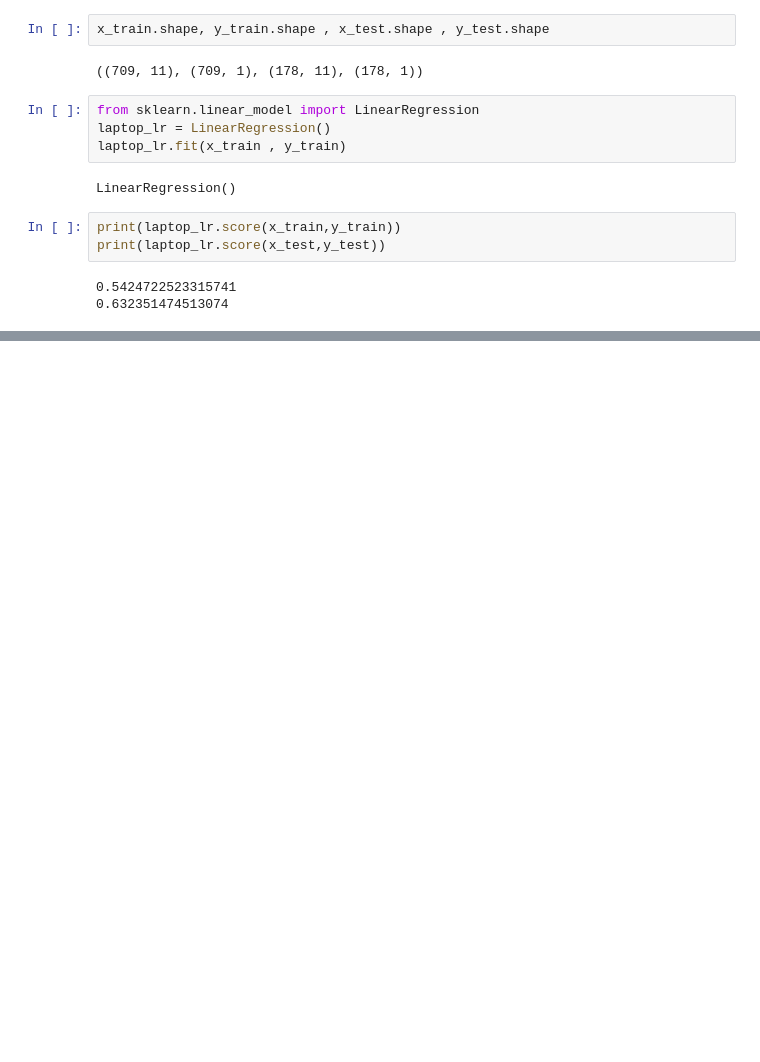
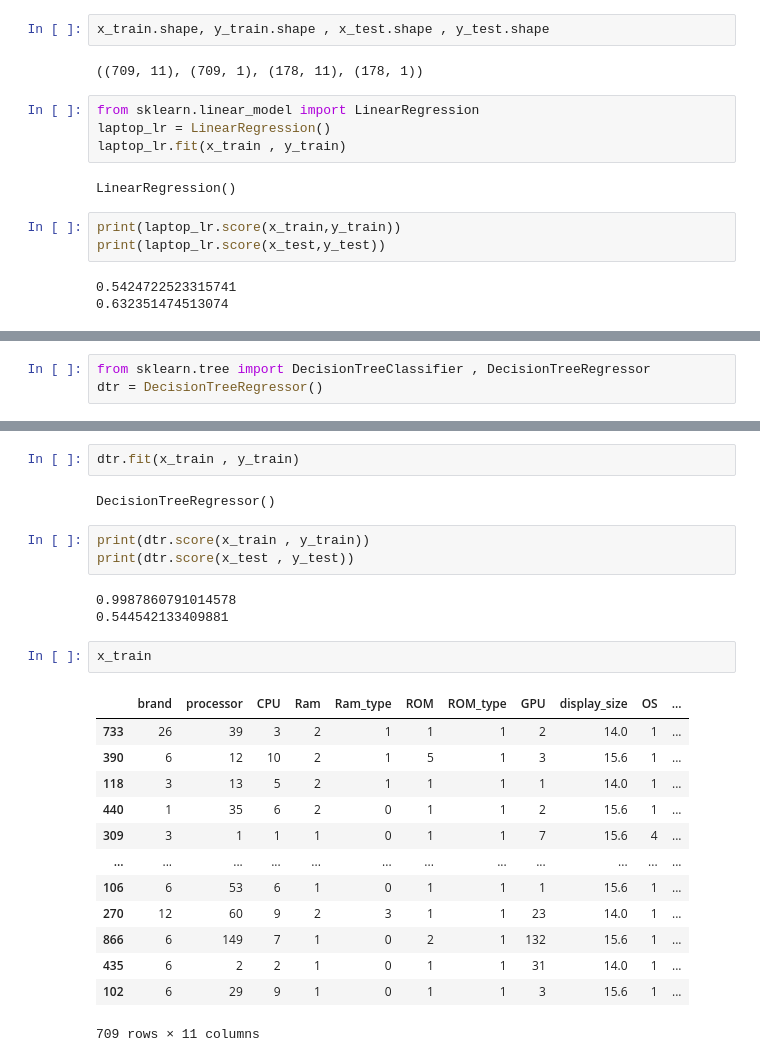
Before and after one commit to Ritika-Gauttam/Laptop_Price_Prediction, a Jupyter notebook: laptop_price_prediction.ipynb, the cells around one changed output, grey strips where cells are left out. Cells and saved outputs as stored; diff of their text form; blank space fills up the shorter version.

```diff
--- a/laptop_price_prediction.ipynb
+++ b/laptop_price_prediction.ipynb
@@ -507,0 +518,3 @@ print(laptop_1_price)
+# %%
+from sklearn.tree import DecisionTreeClassifier , DecisionTreeRegressor
+dtr = DecisionTreeRegressor()
@@ -507,0 +536,26 @@ print(laptop_1_price)
+# %%
+dtr.fit(x_train , y_train)
+# %% [output]
+DecisionTreeRegressor()
+# %%
+print(dtr.score(x_train , y_train))
+print(dtr.score(x_test , y_test))
+# %% [output]
+0.9987860791014578
+0.544542133409881
+# %%
+x_train
+# %% [output]
+|  | brand | processor | CPU | Ram | Ram_type | ROM | ROM_type | GPU | display_size | OS | ... |
+| 733 | 26 | 39 | 3 | 2 | 1 | 1 | 1 | 2 | 14.0 | 1 | ... |
+| 390 | 6 | 12 | 10 | 2 | 1 | 5 | 1 | 3 | 15.6 | 1 | ... |
+| 118 | 3 | 13 | 5 | 2 | 1 | 1 | 1 | 1 | 14.0 | 1 | ... |
+| 440 | 1 | 35 | 6 | 2 | 0 | 1 | 1 | 2 | 15.6 | 1 | ... |
+| 309 | 3 | 1 | 1 | 1 | 0 | 1 | 1 | 7 | 15.6 | 4 | ... |
+| ... | ... | ... | ... | ... | ... | ... | ... | ... | ... | ... | ... |
+| 106 | 6 | 53 | 6 | 1 | 0 | 1 | 1 | 1 | 15.6 | 1 | ... |
+| 270 | 12 | 60 | 9 | 2 | 3 | 1 | 1 | 23 | 14.0 | 1 | ... |
+| 866 | 6 | 149 | 7 | 1 | 0 | 2 | 1 | 132 | 15.6 | 1 | ... |
+| 435 | 6 | 2 | 2 | 1 | 0 | 1 | 1 | 31 | 14.0 | 1 | ... |
+| 102 | 6 | 29 | 9 | 1 | 0 | 1 | 1 | 3 | 15.6 | 1 | ... |
+709 rows × 11 columns
```
Also changed, not shown: parts of 15 cells of this notebook.
